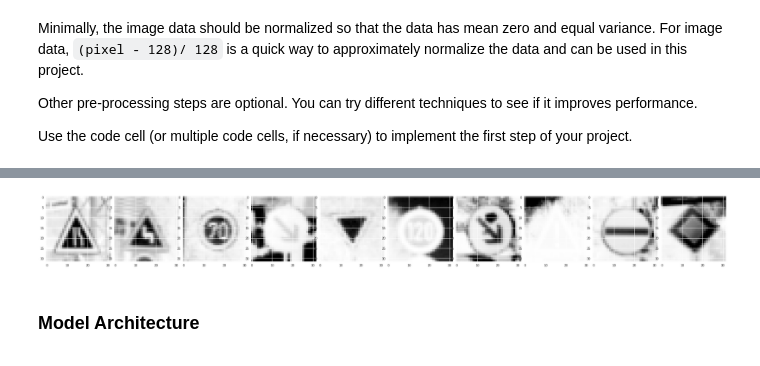
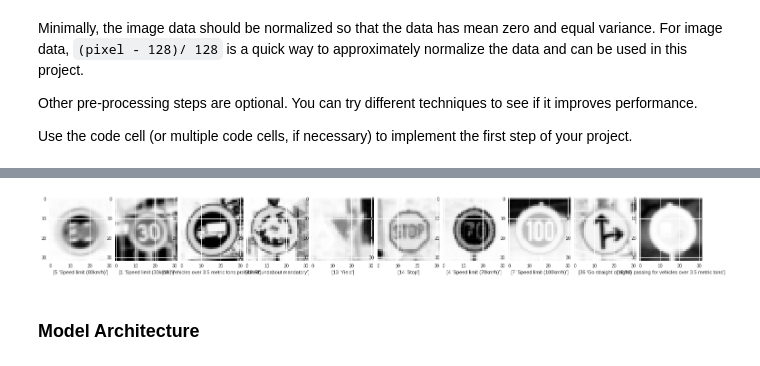
Before and after one commit to yhung119/German_Traffic_Signs_Classification, a Jupyter notebook: Traffic_Sign_Classifier.ipynb, the cells around one changed output, grey strips where cells are left out. Drawn from its saved outputs; the diff is of its cells as text; code cells hidden in the pictures.

```diff
--- a/Traffic_Sign_Classifier.ipynb
+++ b/Traffic_Sign_Classifier.ipynb
@@ -136,7 +136,7 @@ import seaborn as sns
 from pylab import rcParams
 rcParams['figure.figsize'] = 20, 10
 
-label_counts = np.zeros(shape=(n_classes+1),dtype=np.int)
+label_counts = np.zeros(shape=(n_classes),dtype=np.int)
 
 image_folder = "output_images/"
 
@@ -145,7 +145,7 @@ def classes_count_visualize(labels):
     # visualize the distribution of the dataset
     #total_y = np.concatenate(labels,axis=0)
 
-    x_range = np.linspace(0, n_classes, n_classes+1, dtype=np.int)
+    x_range = np.linspace(0, n_classes-1, n_classes, dtype=np.int)
 
     for x in x_range:
         label_counts[x] = np.sum(labels==x)
@@ -159,14 +159,18 @@ def classes_count_visualize(labels):
     figsize=(8, 6)
     plt.bar(x_range, label_counts)
     plt.show()
+    return label_counts
 import random
-def visualize_images(images,labels, list_size=3):
-    fig = plt.figure(figsize=(30,3))
+def visualize_images(images,labels, list_size=10):
+    if images.shape[3] == 1:
+        images = images.reshape(len(images), 32, 32)
+    fig = plt.figure(figsize=(20,6))
     fig.subplots_adjust(left = 0, right = 1, bottom = 0, top = 1, hspace = 0.05, wspace = 0.05)
-    samples = random.sample(range(len(images)),10)
-    for i in range(10):
-        axis = fig.add_subplot(1, 10, i+1)
+    samples = random.sample(range(len(images)),list_size)
+    for i in range(list_size):
+        axis = fig.add_subplot(1, list_size, i+1)
         axis.imshow(images[samples[i]])
+        plt.xlabel(signs_name[labels[samples[i]]])
     plt.show()
 def visualize_image(images):
     samples = random.sample(range(len(images)),1)
@@ -206,10 +210,6 @@ def normalize(data):
 
 from skimage import color
 
-def standarize(data):
-    data = (data - np.mean(data)) / np.std(data)
-    return data
-
 def rgb2gray(rgb):
     img = np.dot(rgb, [0.299, 0.587, 0.114])
     img = img.reshape((len(img), 32, 32, 1))
@@ -218,11 +218,18 @@ def rgb2gray(rgb):
 def grayscale(data):
     return np.sum(data/3, axis=3, keepdims=True)
 
-def preprocess(data):
+def preprocess(data, labels):
     X = rgb2gray(data)
+    print "visualize gray images\n"
+    visualize_images(X, labels, list_size=3)
+    print X[0][0][0]
     X = normalize(X)
-    X = standarize(X)
+    print X[0][0][0]
+    print "visualize normalized gray images\n"
+    visualize_images(X, labels, list_size=3)
+
     return X
 
-X_train_N = preprocess(X_combine)
-X_test_N = preprocess(X_test)
+
+X_train_N = preprocess(X_combine, y_combine)
+X_test_N = preprocess(X_test, y_test)
@@ -229,7 +249,7 @@ X_test_N = preprocess(X_test)
 # %%
-visualize_images(X_train_N.reshape(len(X_train_N), 32, 32), y_combine)
+visualize_images(X_train_N, y_combine)
 # %% [output]
-[figure, old version]
+[figure, new version]
 # %%
 from sklearn.utils import shuffle
 # %% [markdown]
```
Also changed, not shown: parts of 18 cells of this notebook.
